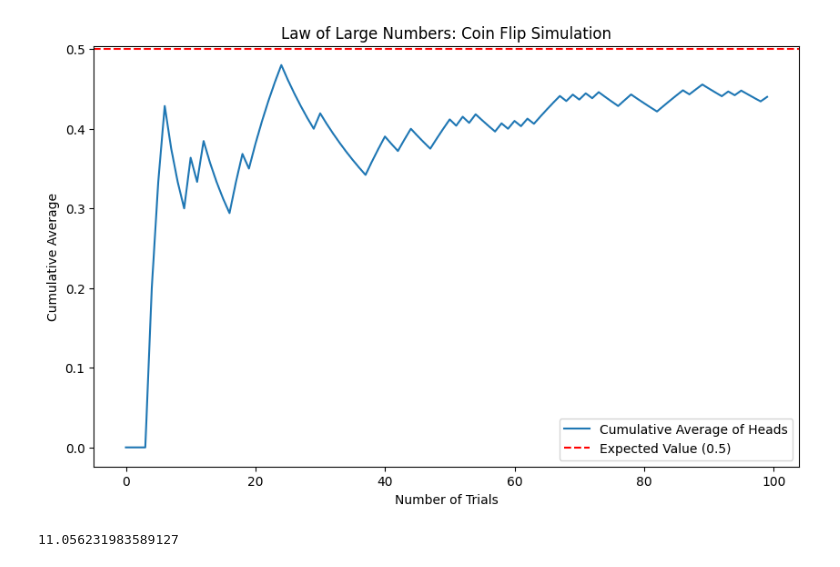
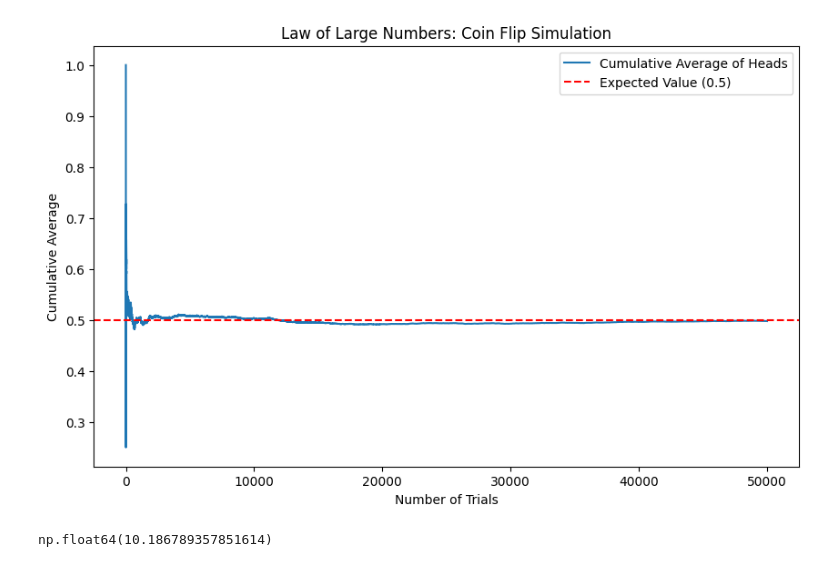
Before and after one commit to pkroy1991/Logic-lab-Praveen, a Jupyter notebook: LLN.ipynb, the cells around one changed output. Drawn from its saved outputs; the diff is of its cells as text; code cells hidden in the pictures.

```diff
--- a/LLN.ipynb
+++ b/LLN.ipynb
@@ -3,34 +3,34 @@ import numpy as np
 import matplotlib.pyplot as plt
 # %%
 # Set the number of trials
-num_trials = 100
+num_trials =50000
 
 # Simulate coin flips: 1 for heads, 0 for tails
 # Assuming a fair coin, the probability of heads (1) is 0.5
 flips = np.random.choice([0, 1], size=num_trials)
 
 # Compute cumulative average of heads at each trial
 cumulative_average = np.cumsum(flips) / np.arange(1, num_trials + 1)
 
 # Plot the results
 plt.figure(figsize=(10, 6))
 plt.plot(cumulative_average, label='Cumulative Average of Heads')
 plt.axhline(y=0.5, color='r', linestyle='--', label='Expected Value (0.5)')
 plt.xlabel('Number of Trials')
 plt.ylabel('Cumulative Average')
 plt.title('Law of Large Numbers: Coin Flip Simulation')
 plt.legend()
 plt.show()
 # %% [output]
-[figure, old version]
+[figure, new version]
 # %%
 def random_function_normal(num_samples):
     data = np.random.normal(10, 100, num_samples)
     return np.mean(data)
 # %%
-random_function_normal(100)
+random_function_normal(10000)
 # %% [output]
-11.056231983589127
+np.float64(10.186789357851614)
 # %%
 def plot_hist_random(rand_func, num_samples):
     # Generate samples by repeatedly calling the random_function
```
Also changed, not shown: parts of 2 cells of this notebook, 10 other files.
